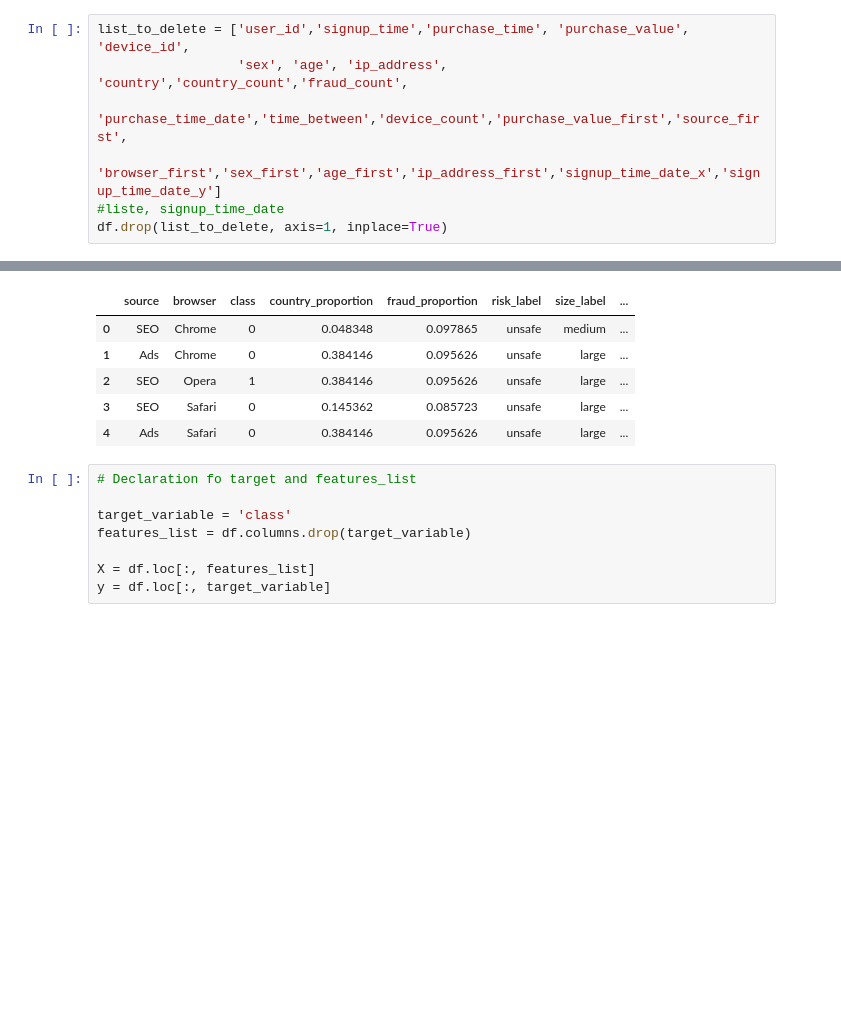
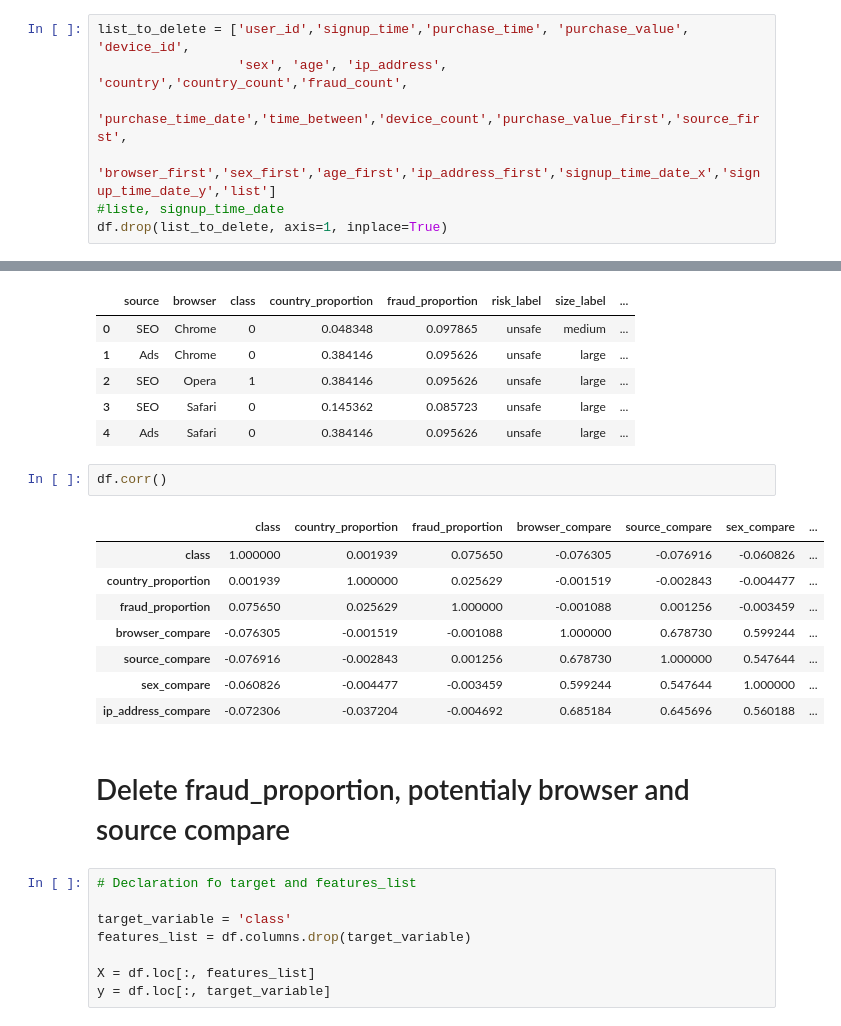
Before and after one commit to alexisgcomte/Projet----FRAUDULENT-ACTIVITIES, a Jupyter notebook: Projet -- FRAUDULENT ACTIVITIES.ipynb, the cells around one changed output, grey strips where cells are left out. Saved outputs shown, nothing was run; the diff lists cells and outputs as text; blank space fills up the shorter version.

```diff
--- a/Projet -- FRAUDULENT ACTIVITIES.ipynb
+++ b/Projet -- FRAUDULENT ACTIVITIES.ipynb
@@ -1228,7 +1228,7 @@ Index(['user_id', 'signup_time', 'purchase_time', 'purchase_value',
 list_to_delete = ['user_id','signup_time','purchase_time', 'purchase_value', 'device_id',
                   'sex', 'age', 'ip_address', 'country','country_count','fraud_count',
                   'purchase_time_date','time_between','device_count','purchase_value_first','source_first',
-                  'browser_first','sex_first','age_first','ip_address_first','signup_time_date_x','signup_time_date_y']
+                  'browser_first','sex_first','age_first','ip_address_first','signup_time_date_x','signup_time_date_y','list']
 #liste, signup_time_date
 df.drop(list_to_delete, axis=1, inplace=True)
 # %%
@@ -1240,6 +1240,19 @@ df.head()
 | 2 | SEO | Opera | 1 | 0.384146 | 0.095626 | unsafe | large | ... |
 | 3 | SEO | Safari | 0 | 0.145362 | 0.085723 | unsafe | large | ... |
 | 4 | Ads | Safari | 0 | 0.384146 | 0.095626 | unsafe | large | ... |
+# %%
+df.corr()
+# %% [output]
+|  | class | country_proportion | fraud_proportion | browser_compare | source_compare | sex_compare | ... |
+| class | 1.000000 | 0.001939 | 0.075650 | -0.076305 | -0.076916 | -0.060826 | ... |
+| country_proportion | 0.001939 | 1.000000 | 0.025629 | -0.001519 | -0.002843 | -0.004477 | ... |
+| fraud_proportion | 0.075650 | 0.025629 | 1.000000 | -0.001088 | 0.001256 | -0.003459 | ... |
+| browser_compare | -0.076305 | -0.001519 | -0.001088 | 1.000000 | 0.678730 | 0.599244 | ... |
+| source_compare | -0.076916 | -0.002843 | 0.001256 | 0.678730 | 1.000000 | 0.547644 | ... |
+| sex_compare | -0.060826 | -0.004477 | -0.003459 | 0.599244 | 0.547644 | 1.000000 | ... |
+| ip_address_compare | -0.072306 | -0.037204 | -0.004692 | 0.685184 | 0.645696 | 0.560188 | ... |
+# %% [markdown]
+# Delete fraud_proportion, potentialy browser and source compare
 # %%
 # Declaration fo target and features_list
 
```
Also changed, not shown: parts of 11 cells of this notebook.
